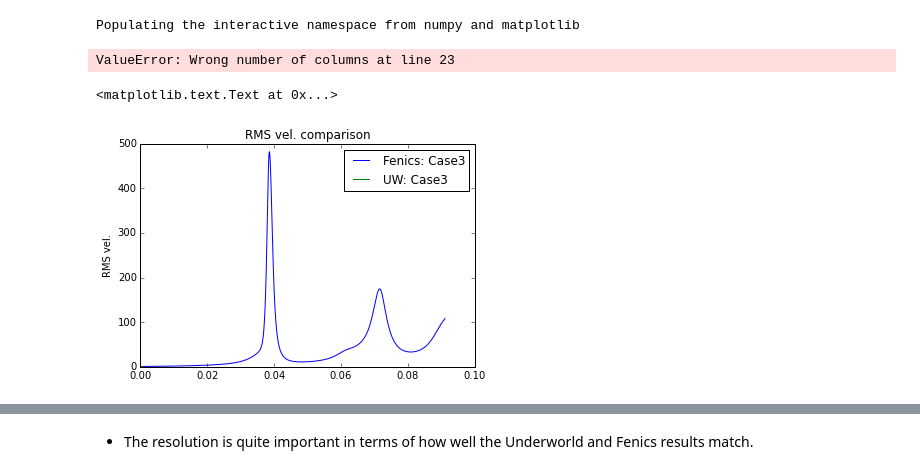
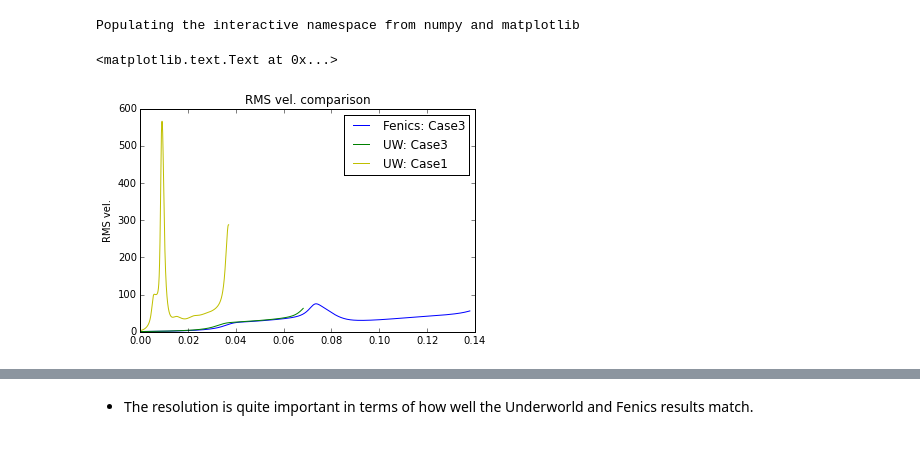
Before and after one commit to dansand/uw-bits, a Jupyter notebook: tosi/Tosi-analysis.ipynb, the cells around one changed output, grey strips where cells are left out. Cells and saved outputs as stored; diff of their text form; code cells hidden in the pictures.

```diff
--- a/tosi/Tosi-analysis.ipynb
+++ b/tosi/Tosi-analysis.ipynb
@@ -12,29 +12,27 @@ Populating the interactive namespace from numpy and matplotlib
 # %%
 CASE = 3.
 # %%
-fres = np.loadtxt('results_case1.dat')
-fres2 = np.loadtxt('results_case5.dat')
+fres = np.loadtxt('./results/results_case2.dat')
+fres2 = np.loadtxt('./results/results_case5.dat')
 
 
-uwres = np.loadtxt('uw_results_case1.dat')
-uwres2 = np.loadtxt('uw_results_case5.dat')
+uwres = np.loadtxt('./results/uw_results_case2.dat')
+uwres2 = np.loadtxt('./results/stabilityuw_results_case4.0.dat')
-# %% [output]
-ValueError: Wrong number of columns at line 23
 # %%
 #plot RMS values,
 
 
 #plt.plot(fres[:,0], fres[:,5], c='r',label="Fenics: Case1")
 plt.plot(fres2[:,0], fres2[:,5], c='b',label="Fenics: Case3")
 plt.plot(uwres2[:,0], uwres2[:,5], c='g', label="UW: Case3")
-#plt.plot(uwres[:,0], uwres[:,5], c='y',label="UW: Case1")
+plt.plot(uwres[:,0], uwres[:,5], c='y',label="UW: Case1")
 
 
 
 plt.legend()
 plt.title('RMS vel. comparison')
 plt.ylabel('RMS vel.')
 # %% [output]
 <matplotlib.text.Text at 0x...>
-[figure, old version]
+[figure, new version]
 # %%
```
Also changed, not shown: parts of 3 cells of this notebook, 3 other files.
